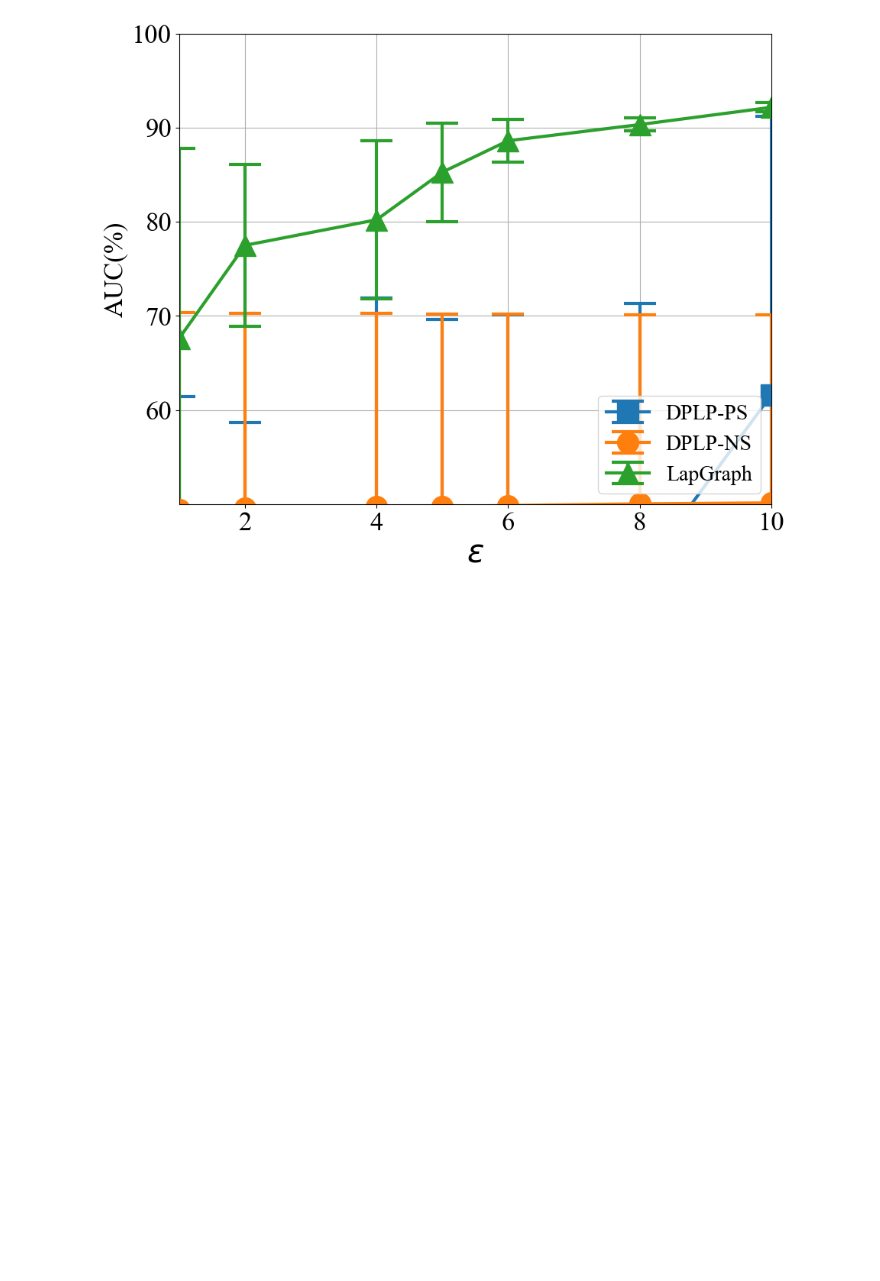
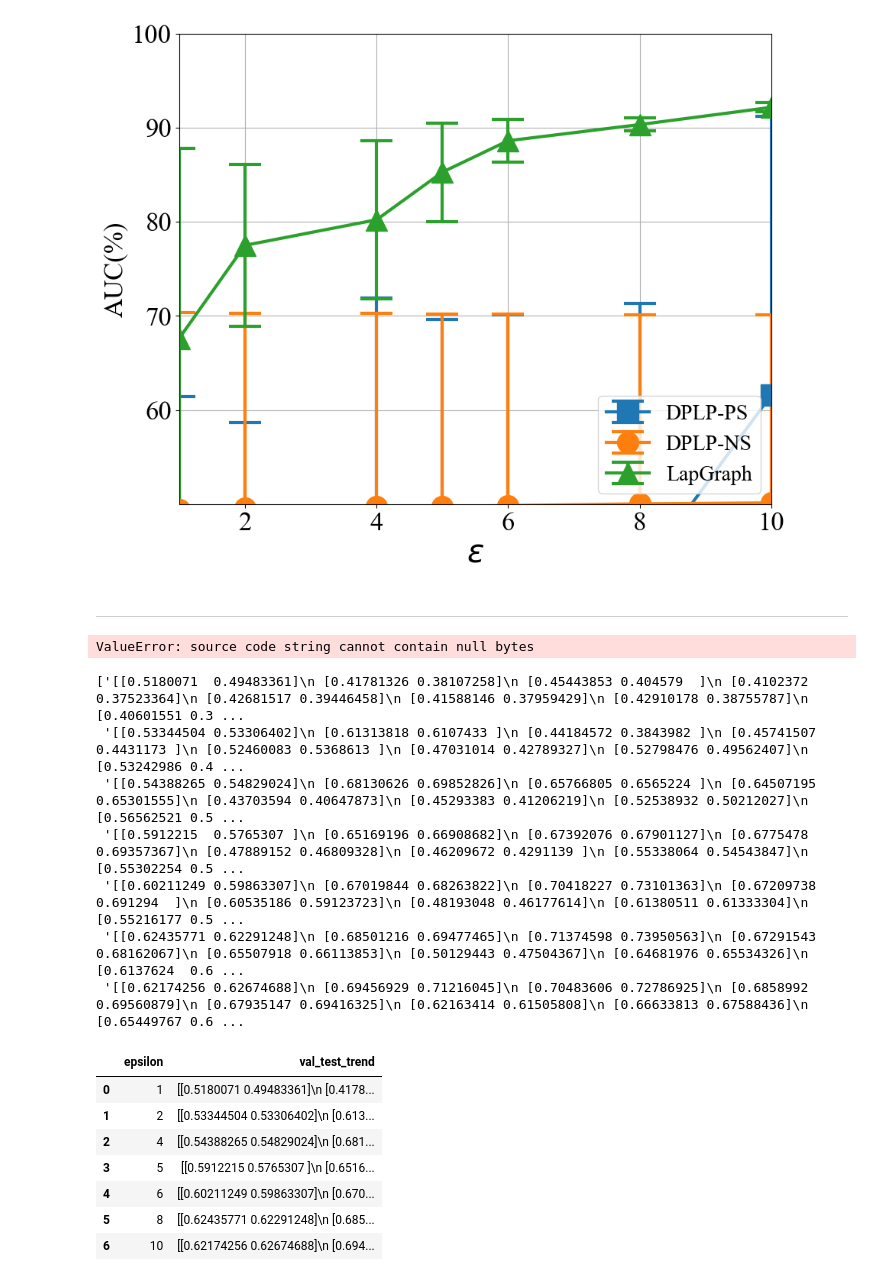
Before and after one commit to marlowe518/Awesome-Differential-Privacy-and-Meachine-Learning, a Jupyter notebook: GNN/link_prediction_samll_dataset/ploting_comparison.ipynb, the cells around one changed output. Cells and saved outputs as stored; diff of their text form; code cells hidden in the pictures; blank space fills up the shorter version.

Commit message:
Gather results add the val_test_trend

```diff
--- a/GNN/link_prediction_samll_dataset/ploting_comparison.ipynb
+++ b/GNN/link_prediction_samll_dataset/ploting_comparison.ipynb
@@ -137,3 +137,5 @@ for df in ["df_1", "df_2", "df_3"]:
 Plotings(sub_df_list, markers=compares_markers, labels=["DPLP-PS", "DPLP-NS", "LapGraph"], metric_name="AUC(%)", x_label=r'$\varepsilon$', save_file_path=f"./results_figures/{data_name}_comparison.pdf")
 # %% [output]
 [figure]
+# %% [markdown]
+----
@@ -139,0 +146,34 @@ Plotings(sub_df_list, markers=compares_markers, labels=["DPLP-PS", "DPLP-NS", "L
+# %%
+import numpy as np
+df = load_table(file_path_1)
+df["val_test_trend"] = np.fromstring(df["val_test_trend"].values)
+eval(df["val_test_trend"].values)
+# %% [output]
+ValueError: source code string cannot contain null bytes
+# %%
+dataname = "Celegans"
+q = f"""
+SELECT df.epsilon, df.val_test_trend FROM df
+WHERE df.dataset == '{dataname}'
+"""
+# %%
+sub_df = return_sql(q)
+print(np.array(sub_df["val_test_trend"].values))
+sub_df["val_test_trend"] = np.array(sub_df["val_test_trend"].values)
+sub_df
+# %% [output]
+['[[0.5180071  0.49483361]\n [0.41781326 0.38107258]\n [0.45443853 0.404579  ]\n [0.4102372  0.37523364]\n [0.42681517 0.39446458]\n [0.41588146 0.37959429]\n [0.42910178 0.38755787]\n [0.40601551 0.3 ...
+ '[[0.53344504 0.53306402]\n [0.61313818 0.6107433 ]\n [0.44184572 0.3843982 ]\n [0.45741507 0.4431173 ]\n [0.52460083 0.5368613 ]\n [0.47031014 0.42789327]\n [0.52798476 0.49562407]\n [0.53242986 0.4 ...
+ '[[0.54388265 0.54829024]\n [0.68130626 0.69852826]\n [0.65766805 0.6565224 ]\n [0.64507195 0.65301555]\n [0.43703594 0.40647873]\n [0.45293383 0.41206219]\n [0.52538932 0.50212027]\n [0.56562521 0.5 ...
+ '[[0.5912215  0.5765307 ]\n [0.65169196 0.66908682]\n [0.67392076 0.67901127]\n [0.6775478  0.69357367]\n [0.47889152 0.46809328]\n [0.46209672 0.4291139 ]\n [0.55338064 0.54543847]\n [0.55302254 0.5 ...
+ '[[0.60211249 0.59863307]\n [0.67019844 0.68263822]\n [0.70418227 0.73101363]\n [0.67209738 0.691294  ]\n [0.60535186 0.59123723]\n [0.48193048 0.46177614]\n [0.61380511 0.61333304]\n [0.55216177 0.5 ...
+ '[[0.62435771 0.62291248]\n [0.68501216 0.69477465]\n [0.71374598 0.73950563]\n [0.67291543 0.68162067]\n [0.65507918 0.66113853]\n [0.50129443 0.47504367]\n [0.64681976 0.65534326]\n [0.6137624  0.6 ...
+ '[[0.62174256 0.62674688]\n [0.69456929 0.71216045]\n [0.70483606 0.72786925]\n [0.6858992  0.69560879]\n [0.67935147 0.69416325]\n [0.62163414 0.61505808]\n [0.66633813 0.67588436]\n [0.65449767 0.6 ...
+|  | epsilon | val_test_trend |
+| 0 | 1 | [[0.5180071 0.49483361]\n [0.4178... |
+| 1 | 2 | [[0.53344504 0.53306402]\n [0.613... |
+| 2 | 4 | [[0.54388265 0.54829024]\n [0.681... |
+| 3 | 5 | [[0.5912215 0.5765307 ]\n [0.6516... |
+| 4 | 6 | [[0.60211249 0.59863307]\n [0.670... |
+| 5 | 8 | [[0.62435771 0.62291248]\n [0.685... |
+| 6 | 10 | [[0.62174256 0.62674688]\n [0.694... |
```
Also changed, not shown: parts of 1 cell of this notebook, 1 other file.
